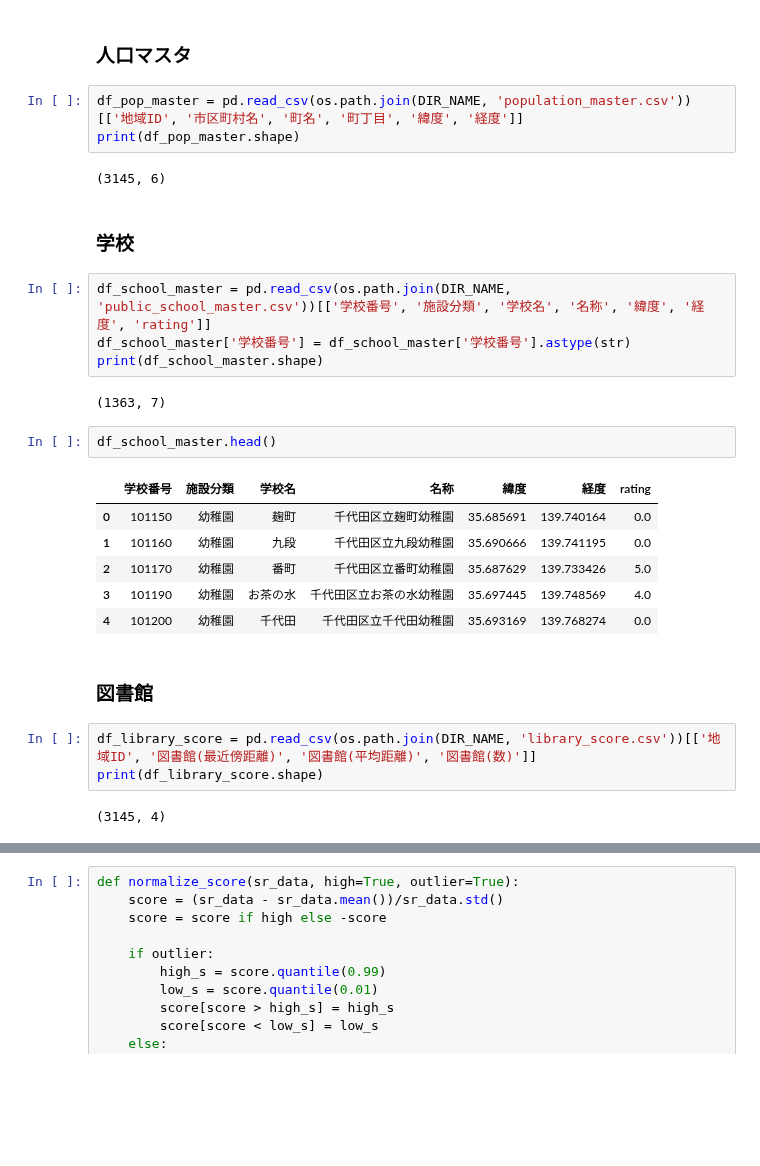
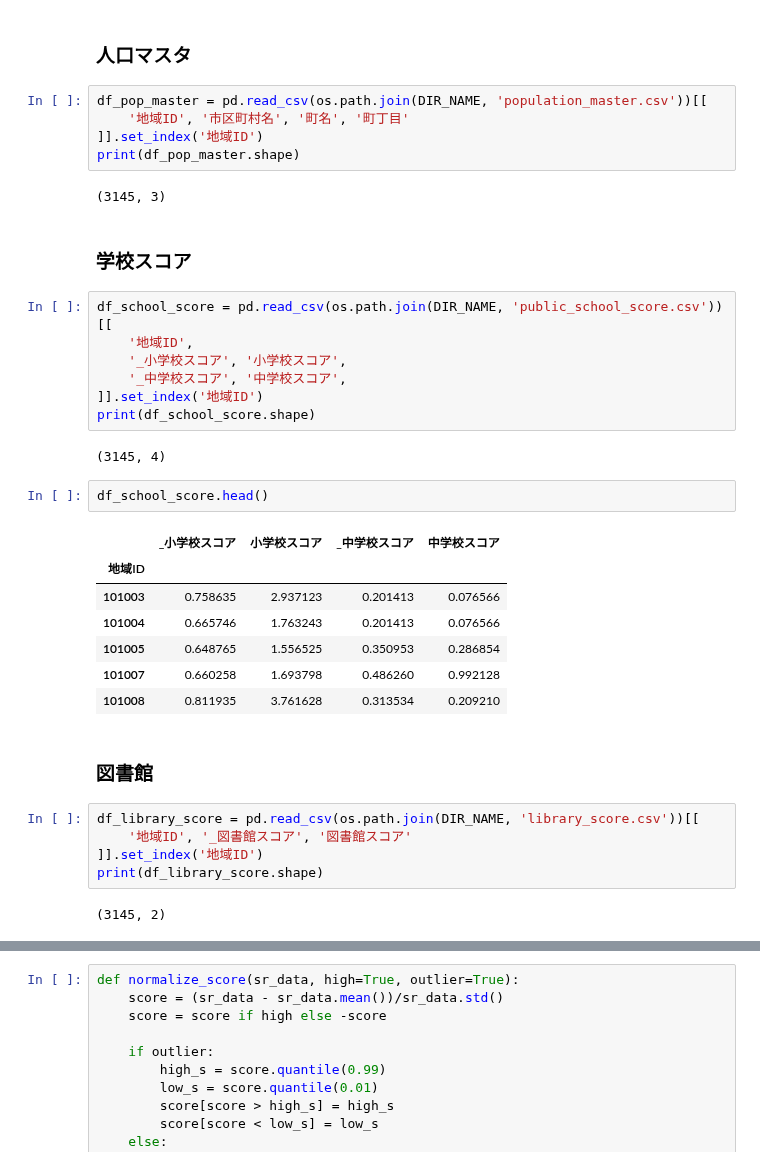
Before and after one commit to z-guard/analysis, a Jupyter notebook: notebooks/education_score.ipynb, the cells around one changed output, grey strips where cells are left out. Saved outputs shown, nothing was run; the diff lists cells and outputs as text; blank space fills up the shorter version.

```diff
--- a/notebooks/education_score.ipynb
+++ b/notebooks/education_score.ipynb
@@ -32,34 +43,42 @@ output_score_file = 'education_score.csv'
 # %% [markdown]
 ### 人口マスタ
 # %%
-df_pop_master = pd.read_csv(os.path.join(DIR_NAME, 'population_master.csv'))[['地域ID', '市区町村名', '町名', '町丁目', '緯度', '経度']]
+df_pop_master = pd.read_csv(os.path.join(DIR_NAME, 'population_master.csv'))[[
+    '地域ID', '市区町村名', '町名', '町丁目'
+]].set_index('地域ID')
 print(df_pop_master.shape)
 # %% [output]
-(3145, 6)
+(3145, 3)
 # %% [markdown]
-### 学校
+### 学校スコア
-# %%
-df_school_master = pd.read_csv(os.path.join(DIR_NAME, 'public_school_master.csv'))[['学校番号', '施設分類', '学校名', '名称', '緯度', '経度', 'rating']]
-df_school_master['学校番号'] = df_school_master['学校番号'].astype(str)
-print(df_school_master.shape)
-# %% [output]
-(1363, 7)
+# %%
+df_school_score = pd.read_csv(os.path.join(DIR_NAME, 'public_school_score.csv'))[[
+    '地域ID',
+    '_小学校スコア', '小学校スコア',
+    '_中学校スコア', '中学校スコア',
+]].set_index('地域ID')
+print(df_school_score.shape)
+# %% [output]
+(3145, 4)
 # %%
-df_school_master.head()
+df_school_score.head()
 # %% [output]
-|  | 学校番号 | 施設分類 | 学校名 | 名称 | 緯度 | 経度 | rating |
-| 0 | 101150 | 幼稚園 | 麹町 | 千代田区立麹町幼稚園 | 35.685691 | 139.740164 | 0.0 |
-| 1 | 101160 | 幼稚園 | 九段 | 千代田区立九段幼稚園 | 35.690666 | 139.741195 | 0.0 |
-| 2 | 101170 | 幼稚園 | 番町 | 千代田区立番町幼稚園 | 35.687629 | 139.733426 | 5.0 |
-| 3 | 101190 | 幼稚園 | お茶の水 | 千代田区立お茶の水幼稚園 | 35.697445 | 139.748569 | 4.0 |
-| 4 | 101200 | 幼稚園 | 千代田 | 千代田区立千代田幼稚園 | 35.693169 | 139.768274 | 0.0 |
+|  | _小学校スコア | 小学校スコア | _中学校スコア | 中学校スコア |
+| 地域ID |  |  |  |  |
+| 101003 | 0.758635 | 2.937123 | 0.201413 | 0.076566 |
+| 101004 | 0.665746 | 1.763243 | 0.201413 | 0.076566 |
+| 101005 | 0.648765 | 1.556525 | 0.350953 | 0.286854 |
+| 101007 | 0.660258 | 1.693798 | 0.486260 | 0.992128 |
+| 101008 | 0.811935 | 3.761628 | 0.313534 | 0.209210 |
 # %% [markdown]
 ### 図書館
 # %%
-df_library_score = pd.read_csv(os.path.join(DIR_NAME, 'library_score.csv'))[['地域ID', '図書館(最近傍距離)', '図書館(平均距離)', '図書館(数)']]
+df_library_score = pd.read_csv(os.path.join(DIR_NAME, 'library_score.csv'))[[
+    '地域ID', '_図書館スコア', '図書館スコア'
+]].set_index('地域ID')
 print(df_library_score.shape)
 # %% [output]
-(3145, 4)
+(3145, 2)
 # %%
 df_library_score.head()
 # %% [output]
```
Also changed, not shown: parts of 28 cells of this notebook.
